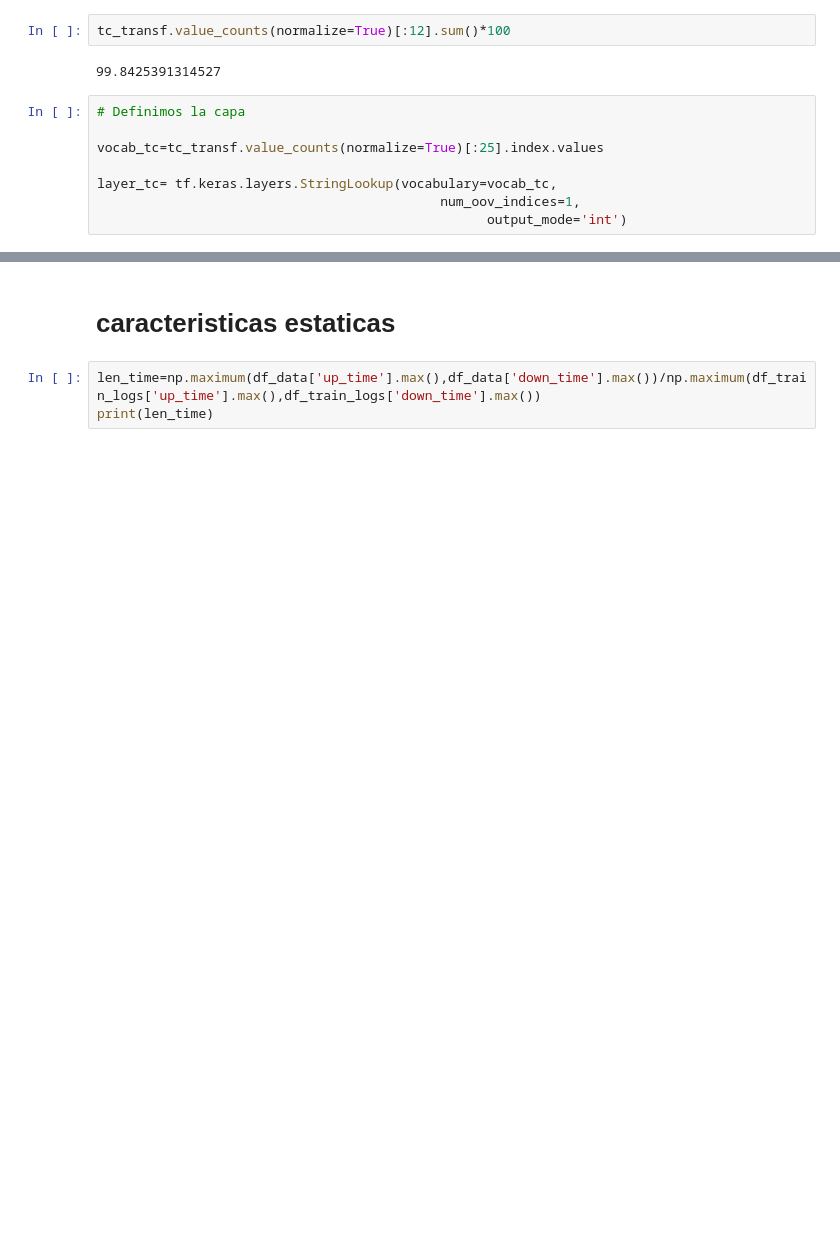
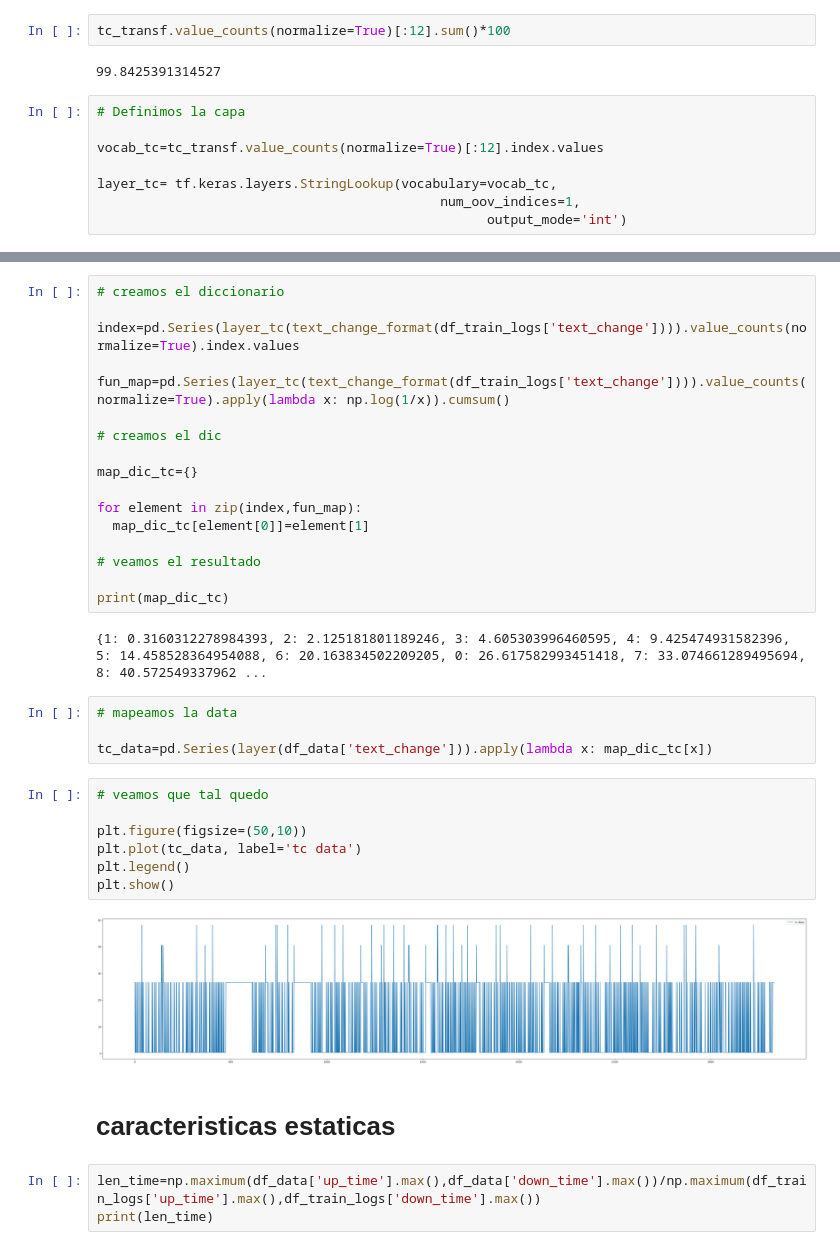
Before and after one commit to andresdevml/dl_writing_quality, a Jupyter notebook: data_experimentation.ipynb, the cells around one changed output, grey strips where cells are left out. Cells and saved outputs as stored; diff of their text form; blank space fills up the shorter version.

```diff
--- a/data_experimentation.ipynb
+++ b/data_experimentation.ipynb
@@ -493,7 +493,7 @@ tc_transf.value_counts(normalize=True)[:12].sum()*100
 # %%
 # Definimos la capa
 
-vocab_tc=tc_transf.value_counts(normalize=True)[:25].index.values
+vocab_tc=tc_transf.value_counts(normalize=True)[:12].index.values
 
 layer_tc= tf.keras.layers.StringLookup(vocabulary=vocab_tc,
                                             num_oov_indices=1,
@@ -522,4 +519,36 @@ pd.Series(layer_tc(text_change_format(df_train_logs['text_change'])) ).value_cou
 dtype: float64
+# %%
+# creamos el diccionario
+
+index=pd.Series(layer_tc(text_change_format(df_train_logs['text_change']))).value_counts(normalize=True).index.values
+
+fun_map=pd.Series(layer_tc(text_change_format(df_train_logs['text_change']))).value_counts(normalize=True).apply(lambda x: np.log(1/x)).cumsum()
+
+# creamos el dic
+
+map_dic_tc={}
+
+for element in zip(index,fun_map):
+  map_dic_tc[element[0]]=element[1]
+
+# veamos el resultado
+
+print(map_dic_tc)
+# %% [output]
+{1: 0.3160312278984393, 2: 2.125181801189246, 3: 4.605303996460595, 4: 9.425474931582396, 5: 14.458528364954088, 6: 20.163834502209205, 0: 26.617582993451418, 7: 33.074661289495694, 8: 40.572549337962 ...
+# %%
+# mapeamos la data
+
+tc_data=pd.Series(layer(df_data['text_change'])).apply(lambda x: map_dic_tc[x])
+# %%
+# veamos que tal quedo
+
+plt.figure(figsize=(50,10))
+plt.plot(tc_data, label='tc data')
+plt.legend()
+plt.show()
+# %% [output]
+[figure, added]
 # %% [markdown]
 # **caracteristicas estaticas**
 # %%
```
Also changed, not shown: parts of 3 cells of this notebook.
